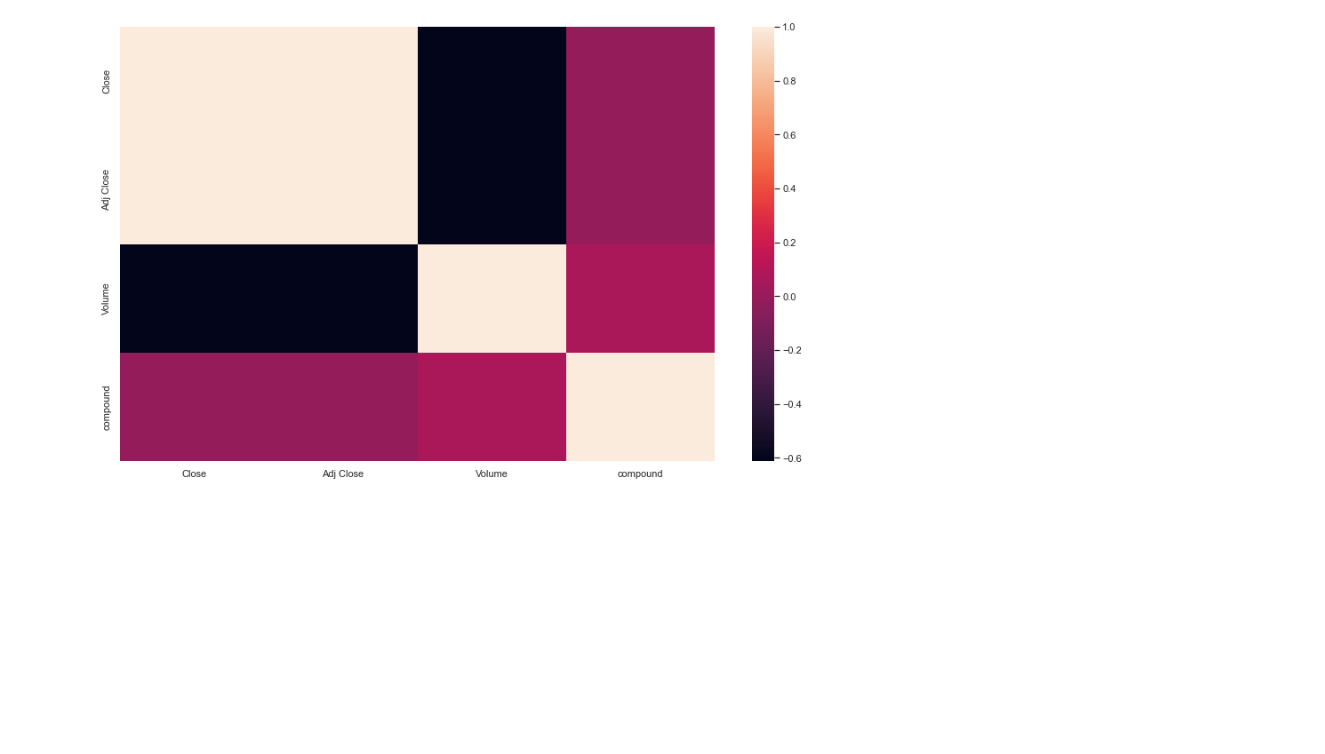
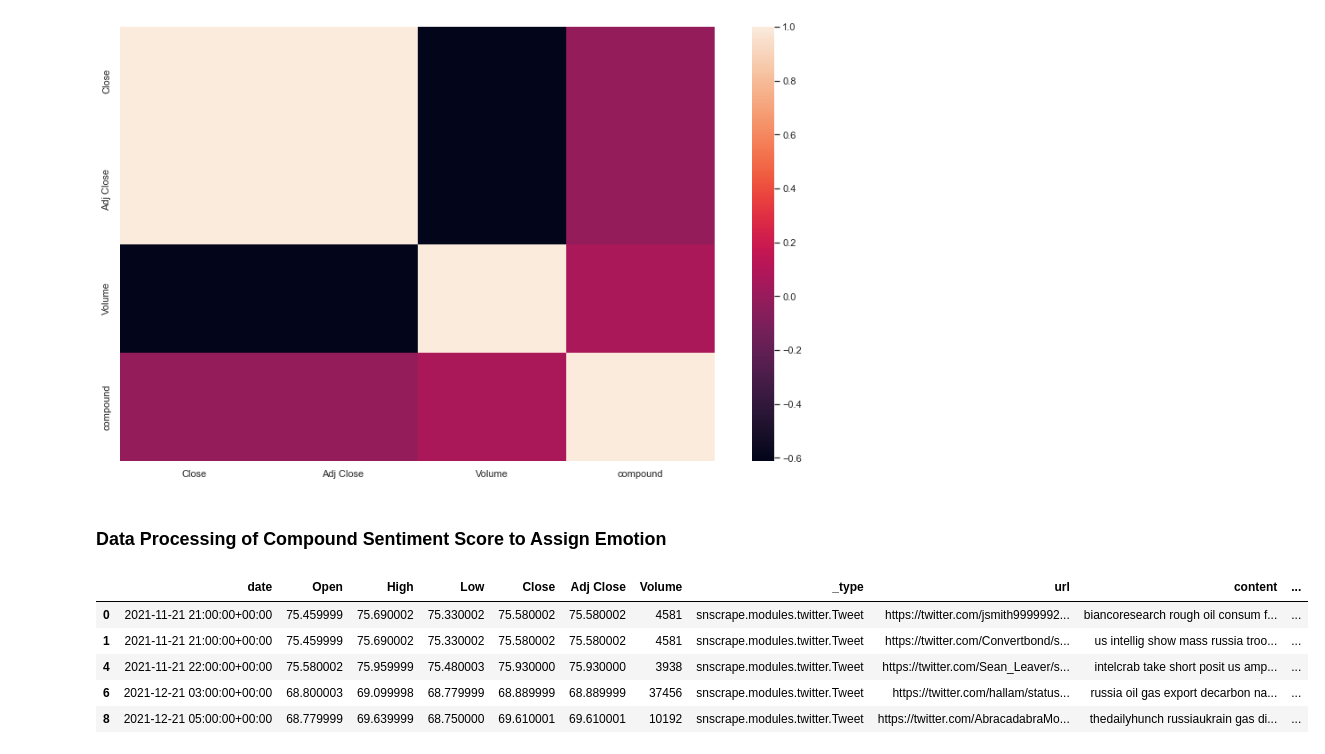
Before and after one commit to bhuwan1998/Sentiment_Analysis, a Jupyter notebook: Final_Data_Processing.ipynb, the cells around one changed output. Cells and saved outputs as stored; diff of their text form; code cells hidden in the pictures; blank space fills up the shorter version.

```diff
--- a/Final_Data_Processing.ipynb
+++ b/Final_Data_Processing.ipynb
@@ -147,6 +159,56 @@ sns.heatmap(z.corr())
 # %% [output]
 <AxesSubplot:>
 [figure]
+# %% [markdown]
+### Data Processing of Compound Sentiment Score to Assign Emotion
+# %%
+### Using Compound on a bell curve to observe values
+#create range of x-values from -4 to 4 in increments of .001
+import numpy as np
+import matplotlib.pyplot as plt
+from scipy.stats import norm
+import statistics
+#create range of x-values from -4 to 4 in increments of .001
+
+
+mean = statistics.mean(parsed_scores_data['compound'])
+std_dev = statistics.stdev(parsed_scores_data['compound'])
+median = statistics.median(parsed_scores_data['compound'])
+
+def find_emotion(compound_score, median, std):
+    if ((compound_score) < (median - std)):
+        return "NEG"
+    elif ((compound_score) > (median + std)):
+        return "POS"
+    else:
+        return "NEU"
+
+parsed_scores_data['Emotion'] = parsed_scores_data.compound.apply(lambda x: find_emotion(x, median, std))
+
+parsed_scores_data.to_csv("Combined_Clean_Data_With_Emotion.csv", index=False)
+# %%
+parsed_scores_data['Price Difference'] = parsed_scores_data['Adj Close'].diff()
+# %%
+parsed_scores_data = parsed_scores_data.drop_duplicates(subset='id', keep='first')
+# %%
+def classify(text):
+    if text == "POS":
+        return 1
+    elif text == "NEG":
+        return -1
+    else:
+        return 0
+
+parsed_scores_data['Emotion Classified'] = parsed_scores_data['Emotion'].apply(classify)
+# %%
+parsed_scores_data.to_csv("Combined_Clean_Data_With_Emotion", i)
+# %% [output]
+|  | date | Open | High | Low | Close | Adj Close | Volume | _type | url | content | ... |
+| 0 | 2021-11-21 21:00:00+00:00 | 75.459999 | 75.690002 | 75.330002 | 75.580002 | 75.580002 | 4581 | snscrape.modules.twitter.Tweet | https://twitter.com/jsmith9999992... | biancoresearch rough oil consum f... | ... |
+| 1 | 2021-11-21 21:00:00+00:00 | 75.459999 | 75.690002 | 75.330002 | 75.580002 | 75.580002 | 4581 | snscrape.modules.twitter.Tweet | https://twitter.com/Convertbond/s... | us intellig show mass russia troo... | ... |
+| 4 | 2021-11-21 22:00:00+00:00 | 75.580002 | 75.959999 | 75.480003 | 75.930000 | 75.930000 | 3938 | snscrape.modules.twitter.Tweet | https://twitter.com/Sean_Leaver/s... | intelcrab take short posit us amp... | ... |
+| 6 | 2021-12-21 03:00:00+00:00 | 68.800003 | 69.099998 | 68.779999 | 68.889999 | 68.889999 | 37456 | snscrape.modules.twitter.Tweet | https://twitter.com/hallam/status... | russia oil gas export decarbon na... | ... |
+| 8 | 2021-12-21 05:00:00+00:00 | 68.779999 | 69.639999 | 68.750000 | 69.610001 | 69.610001 | 10192 | snscrape.modules.twitter.Tweet | https://twitter.com/AbracadabraMo... | thedailyhunch russiaukrain gas di... | ... |
 # %%
 # Prophet Time Series Mstock_df
 stock_df = parsed_scores_data[['date','Adj Close']]
```
Also changed, not shown: parts of 6 cells of this notebook, 3 other files.
